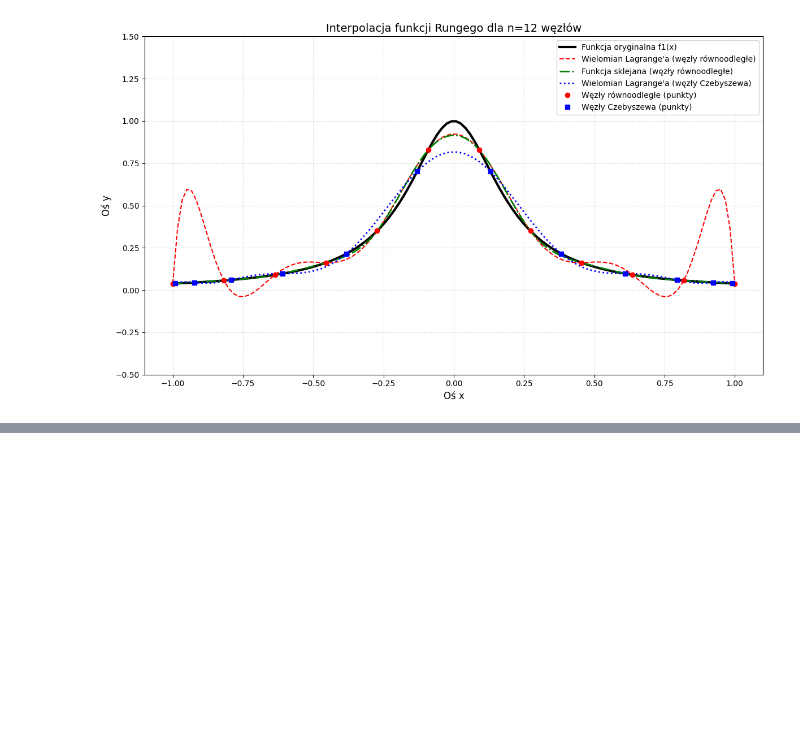
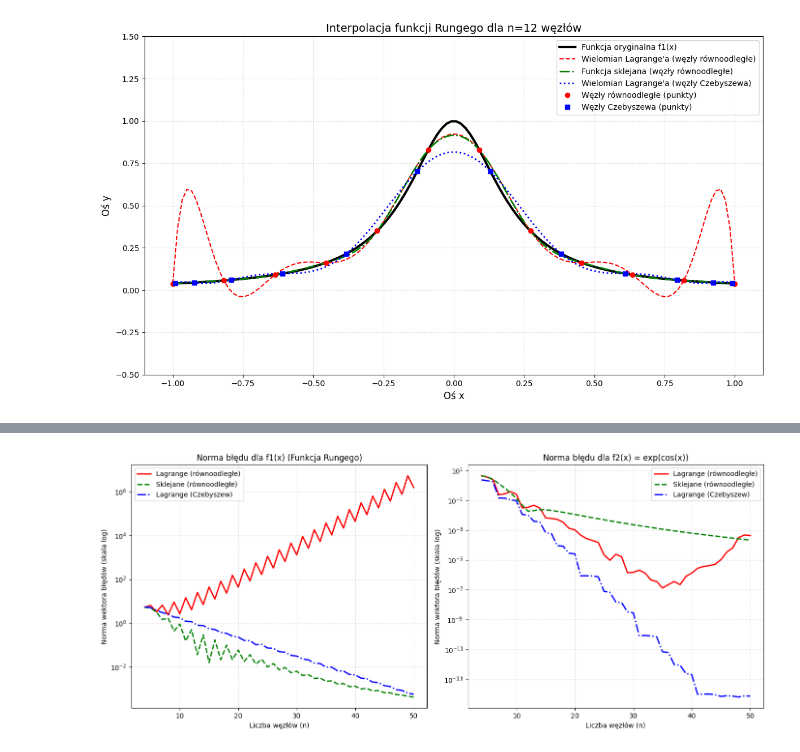
Before and after one commit to Szymbuk/MOWNIT, a Jupyter notebook: lab4/ex2.ipynb, the cells around one changed output, grey strips where cells are left out. Cells and saved outputs as stored; diff of their text form; code cells hidden in the pictures; blank space fills up the shorter version.

```diff
--- a/lab4/ex2.ipynb
+++ b/lab4/ex2.ipynb
@@ -56,0 +59,14 @@ plt.show()
+# %%
+def f2(x):
+    return np.exp(np.cos(x))
+# %%
+n_vals = np.arange(4, 51)
+num_eval = 500
+# %%
+
+np.random.seed(42)
+x_eval_f1 = np.random.uniform(-1, 1, num_eval)
+x_eval_f2 = np.random.uniform(0, 2*np.pi, num_eval)
+# %%
+y_true_f1 = f1(x_eval_f1)
+y_true_f2 = f2(x_eval_f2)
@@ -56,0 +100,26 @@ plt.show()
+# %%
+
+fig, (ax1, ax2) = plt.subplots(1, 2, figsize=(14, 6))
+
+ax1.semilogy(n_vals, err_f1['eq'], 'r-', linewidth=2, label="Lagrange (równoodległe)")
+ax1.semilogy(n_vals, err_f1['spline'], 'g--', linewidth=2, label="Sklejane (równoodległe)")
+ax1.semilogy(n_vals, err_f1['cheb'], 'b-.', linewidth=2, label="Lagrange (Czebyszew)")
+ax1.set_title("Norma błędu dla f1(x) (Funkcja Rungego)")
+ax1.set_xlabel("Liczba węzłów (n)")
+ax1.set_ylabel("Norma wektora błędów (skala log)")
+ax1.legend()
+ax1.grid(True, which="both", ls=":", alpha=0.7)
+
+ax2.semilogy(n_vals, err_f2['eq'], 'r-', linewidth=2, label="Lagrange (równoodległe)")
+ax2.semilogy(n_vals, err_f2['spline'], 'g--', linewidth=2, label="Sklejane (równoodległe)")
+ax2.semilogy(n_vals, err_f2['cheb'], 'b-.', linewidth=2, label="Lagrange (Czebyszew)")
+ax2.set_title("Norma błędu dla f2(x) = exp(cos(x))")
+ax2.set_xlabel("Liczba węzłów (n)")
+ax2.set_ylabel("Norma wektora błędów (skala log)")
+ax2.legend()
+ax2.grid(True, which="both", ls=":", alpha=0.7)
+
+plt.tight_layout()
+plt.show()
+# %% [output]
+[figure, added]
```
Also changed, not shown: parts of 2 cells of this notebook.
